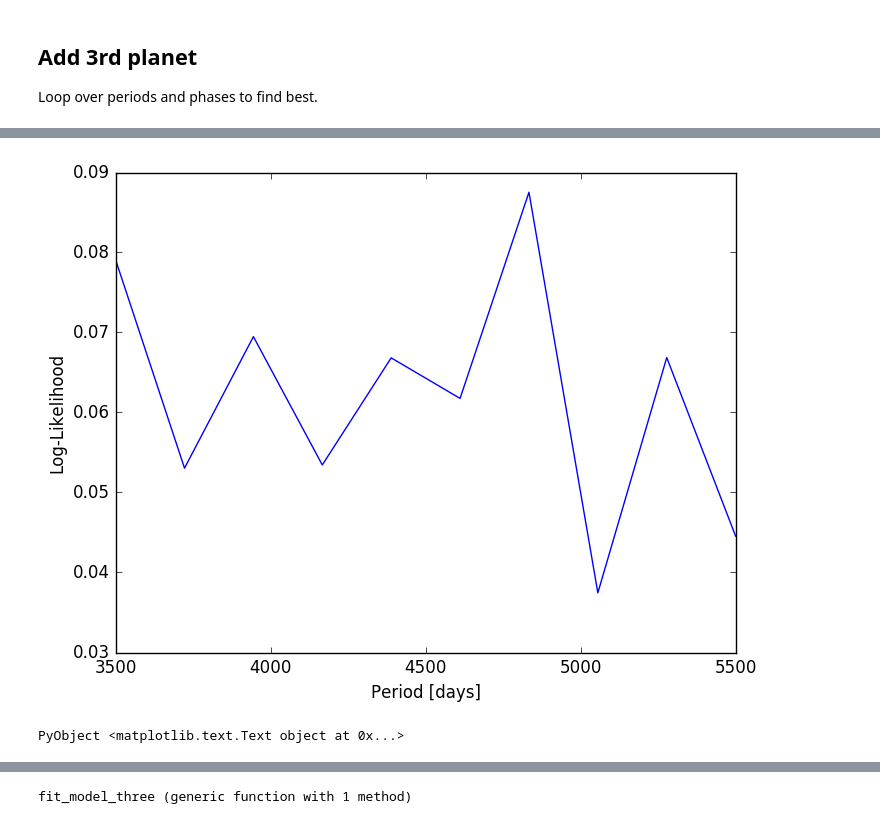
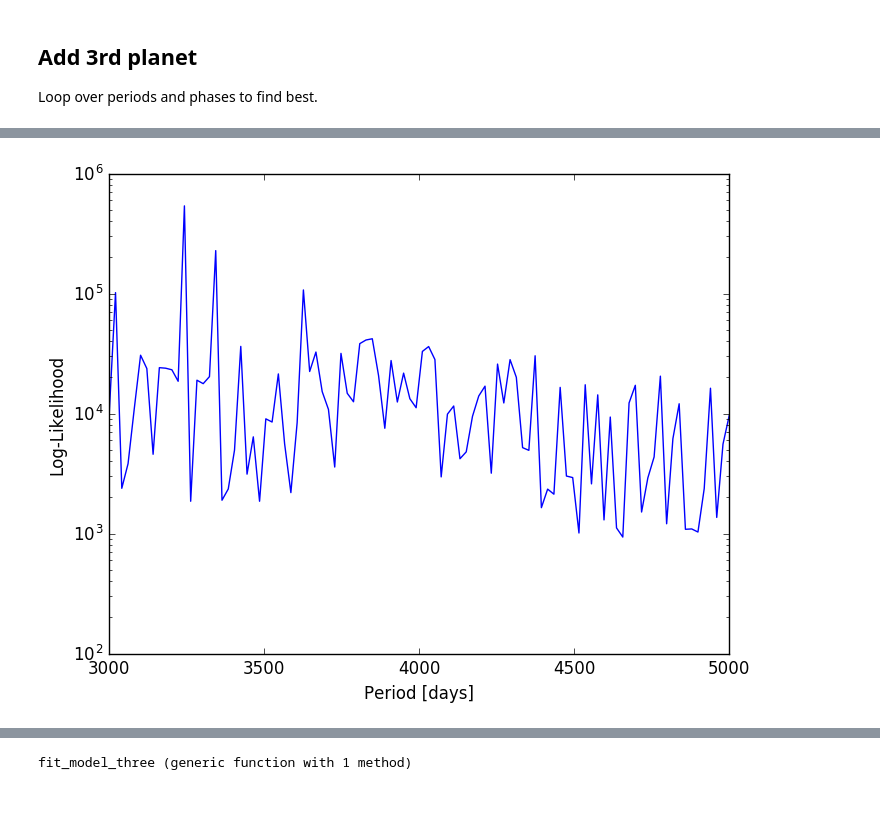
Before and after one commit to jlustigy/ExoJulia, a Jupyter notebook: Homework/hw4/Jake_Dave/hw4_dev.ipynb, the cells around one changed output, grey strips where cells are left out. Saved outputs shown, nothing was run; the diff lists cells and outputs as text; code cells hidden in the pictures.

```diff
--- a/Homework/hw4/Jake_Dave/hw4_dev.ipynb
+++ b/Homework/hw4/Jake_Dave/hw4_dev.ipynb
@@ -703,5 +706,8 @@ length(pb[1,1,:])
 # %%
 function derived_parameters(chains, iburn; names=[], verbose=false)
+    """
+    Estimates Mean parameters from MCMC chains and burn in index
+    """
     np = length(chains[1,1,:])
     nw = length(chains[:,1,1])
     mean_p = []
@@ -717,7 +723,8 @@ function derived_parameters(chains, iburn; names=[], verbose=false)
             tmp = names[i]
         end
         if verbose
-            println(tmp,": $meantmp +/- $stdtmp")
+            print(tmp)
+            @printf ": %8.3E +/- %8.1E\n" meantmp stdtmp
         end
     end
     return mean_p
@@ -951,9 +802,5 @@ PyObject <matplotlib.legend.Legend object at 0x...>
-# %%
-periods = collect(linspace(2000., 7000., 100));
 # %%
-function p3_period_loop()
-
-    periods = collect(linspace(3500., 5500., 10));
+function p3_period_loop(periods::Array{Float64, 1})
 
     # Alloc memory for grid search
     p3_loglike = zeros(length(periods))
@@ -962,32 +809,34 @@ function p3_period_loop()
     for i=1:length(periods)
 
         # Define phase grid
-        phase = collect(linspace(0.0, periods[i], 10))
-        tmpll = zeros(10)
+        phase = collect(linspace(1.0, periods[i], 2))
+        phase = [1.0]
+        tmpll = zeros(length(phase))
 
         # Loop over phases
-        for j=1:10
+        #for j=1:length(phase)
 
             #planet3 params
             MpMs3 = 0.001
             P3 = periods[i]
-            t03 = phase[j]
+            t03 = phase[1]
             esw3 = 0.01
             ecw3 = -0.01
 
             p03 = [mean_p2, MpMs3,P3,t03,esw3,ecw3];
 
-            data_in = construct_data_grid(time1, time2, N=3);
+            global data = construct_data_grid(time1, time2, N=3);
 
             #aimee
             N = 1000
-            iburn = 900
+            iburn = 800
             errors = [0.000005, 0.0001, 1.0, 0.1, 0.1,
                 0.000005, 0.0001, 1.0, 0.1, 0.1,
                 0.000005, 0.0001, 1.0, 0.1, 0.1];
             pb, ll, nw, np = affine_inv_mcmc(N,p03,N_planet_ttv_model,errors,verbose=false,lnlike=lnlike)
             meantmp = derived_parameters(pb, iburn, verbose=false)
-            tmpll[j] = optim_lnlike(meantmp)
+            tmpll[1] = optim_lnlike(meantmp)
+            #tmpll[j] = lnlike(data_in,N_planet_ttv_model,meantmp)
 
             # Optim
             #global data = data_in
@@ -996,8 +845,8 @@ function p3_period_loop()
             #tmpll[j] = optim_lnlike(tmpbest)
 
 
-            #tmpll[j] = lnlike(data_in,N_planet_ttv_model,p03)
-        end
+            #tmpll[1] = lnlike(data_in,N_planet_ttv_model,p03)
+        #end
 
         p3_loglike[i] = minimum(tmpll)
     end
@@ -1022,14 +857,18 @@ p3_loglike = p3_period_loop()
+# %%
+# Define period grid
+periods = collect(linspace(3000., 5000., 100));
+
+# Calculate loglike
+p3_loglike = p3_period_loop(periods);
 # %%
-periods = collect(linspace(3500., 5500., 10));
-
 # Test two planet ttv model
-plot(periods, p3_loglike, "-")
+plot(periods, p3_loglike)
 title("")
 xlabel("Period [days]")
 ylabel("Log-Likelihood")
+yscale("log")
 # %% [output]
-[figure, old version]
+[figure, new version]
-PyObject <matplotlib.text.Text object at 0x...>
 # %%
 function argmin(x::Array{Float64,1}; MIN::Float64=1.0e-10)
   """
```
Also changed, not shown: parts of 79 cells of this notebook, 1 other file.
